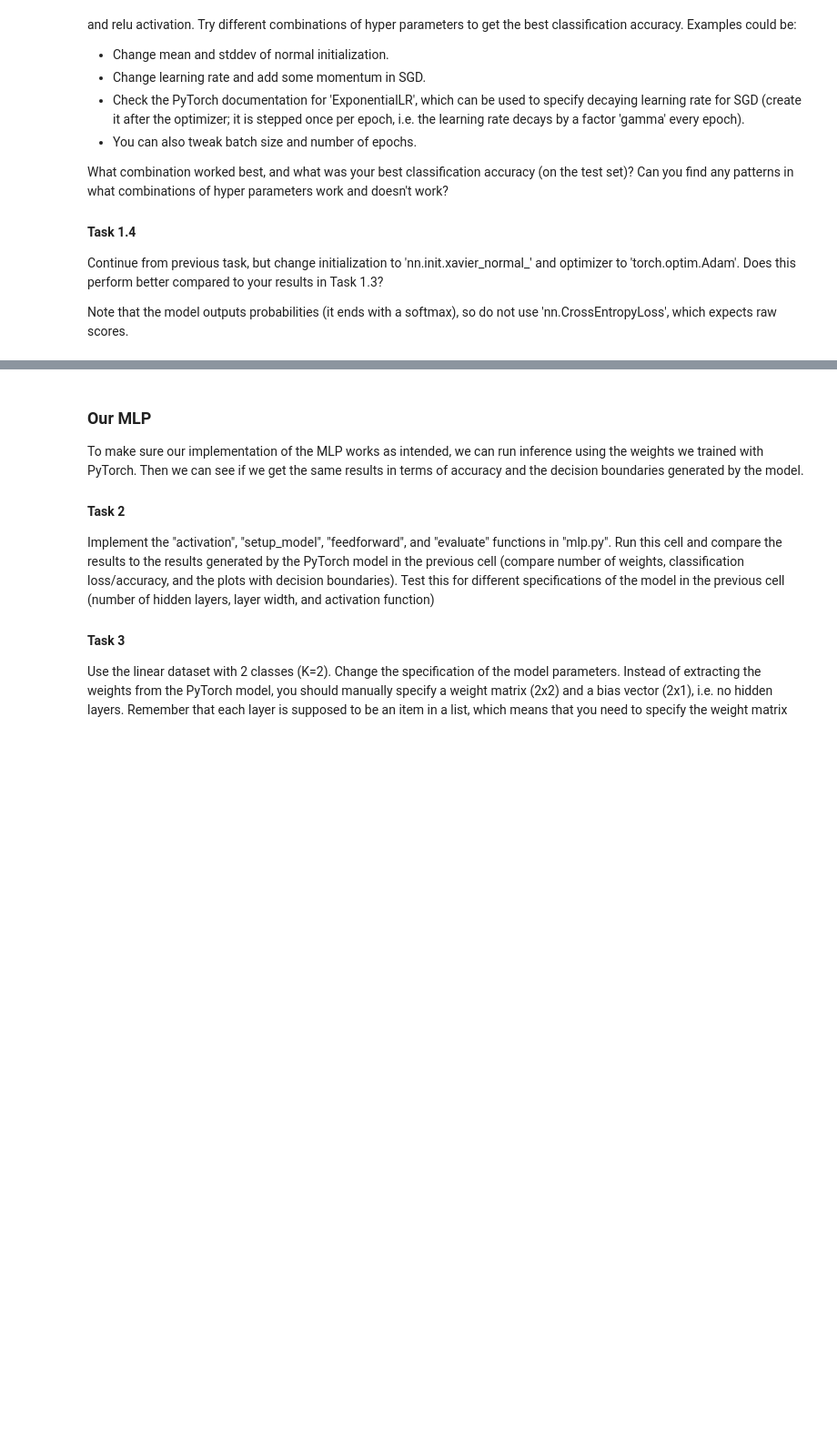
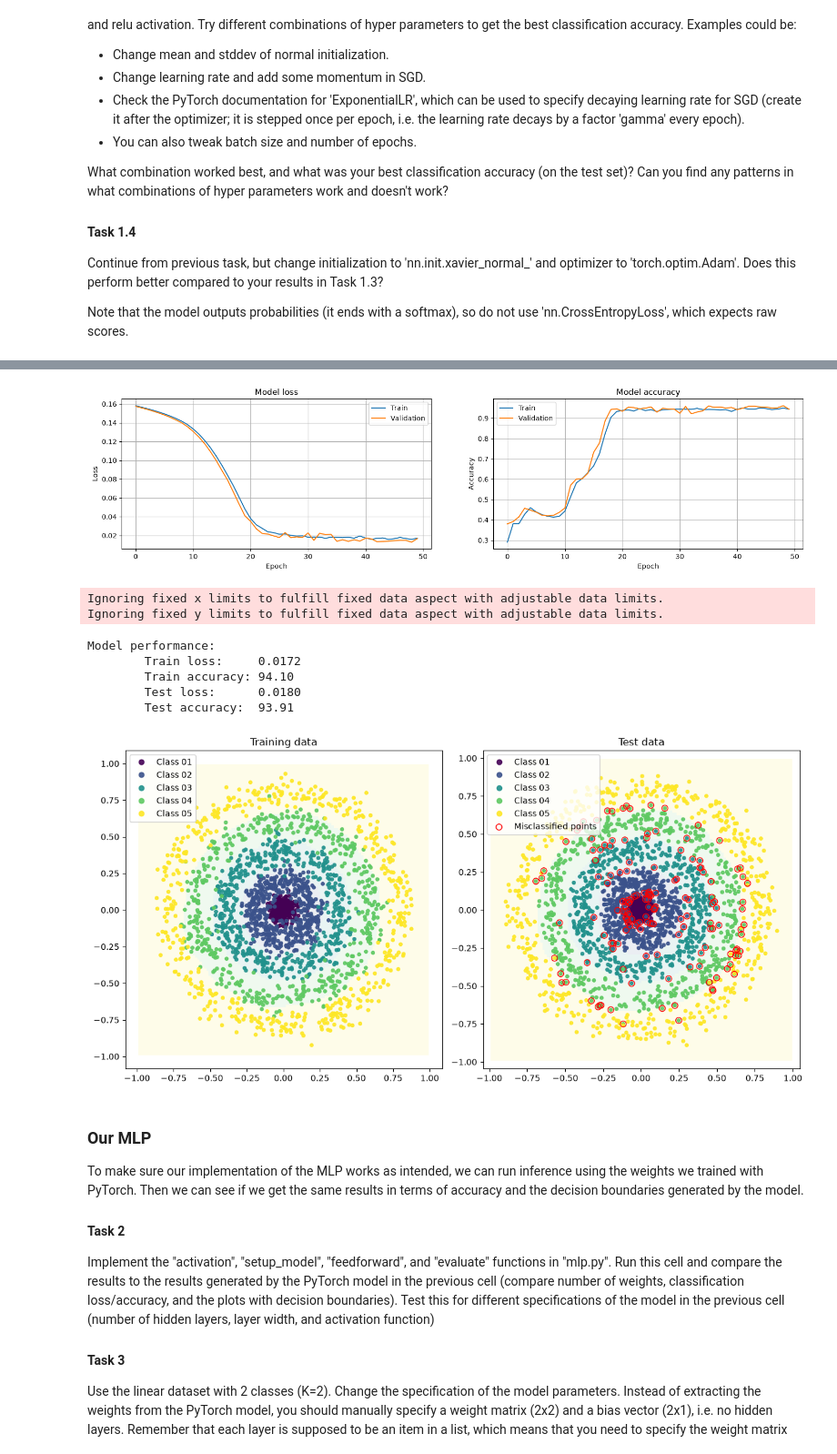
Before and after one commit to SamuelHellqvist/tnm112_labs, a Jupyter notebook: lab01/lab01.ipynb, the cells around one changed output, grey strips where cells are left out. Shown at 91% size. Cells and saved outputs as stored; diff of their text form; code cells hidden in the pictures; blank space fills up the shorter version.

```diff
--- a/lab01/lab01.ipynb
+++ b/lab01/lab01.ipynb
@@ -109,7 +109,7 @@ hidden_layers = 10     # The number of hidden layers in the network (total numbe
 layer_width = 50       # The number of neurons in each hidden layer
 activation = 'relu' # Activation function of hidden layers
 init = lambda w: nn.init.normal_(w, mean=0.0, std=0.2) # Initialization method (starting point for the optimization)
-epochs = 200            # Number of epochs for the training
+epochs = 50            # Number of epochs for the training
 batch_size = 16      # Batch size to use in training
 loss = nn.MSELoss()   # Loss function
 
@@ -118,7 +118,7 @@ model_t = torch_mlp.TorchMLP(K=data.K, hidden_layers=hidden_layers, layer_width=
                              activation=activation, init=init, verbose=True)
 
 # Optimizer (needs the parameters of the model) and an optional learning rate scheduler
-opt = torch.optim.SGD(model_t.parameters(), lr=0.1, momentum=0.9)
+opt = torch.optim.SGD(model_t.parameters(), lr=0.01, momentum=0.1)
 
 # Data loaders, which provide the data in batches
 train_loader = torch_mlp.make_loader(data.x_train, data.y_train_oh, batch_size, shuffle=True)
@@ -156,3 +156,12 @@ Epoch 160/200 - loss: 0.0151 - acc: 0.9500 - val_loss: 0.0138 - val_acc: 0.9566
+[figure, added]
+Ignoring fixed x limits to fulfill fixed data aspect with adjustable data limits.
+Ignoring fixed y limits to fulfill fixed data aspect with adjustable data limits.
+Model performance:
+        Train loss:     0.0172
+        Train accuracy: 94.10
+        Test loss:      0.0180
+        Test accuracy:  93.91
+[figure, added]
 # %% [markdown]
 ### Our MLP
 To make sure our implementation of the MLP works as intended, we can run inference using the weights we trained with PyTorch. Then we can see if we get the same results in terms of accuracy and the decision boundaries generated by the model.
```
Also changed, not shown: parts of 3 cells of this notebook, 2 other files.
